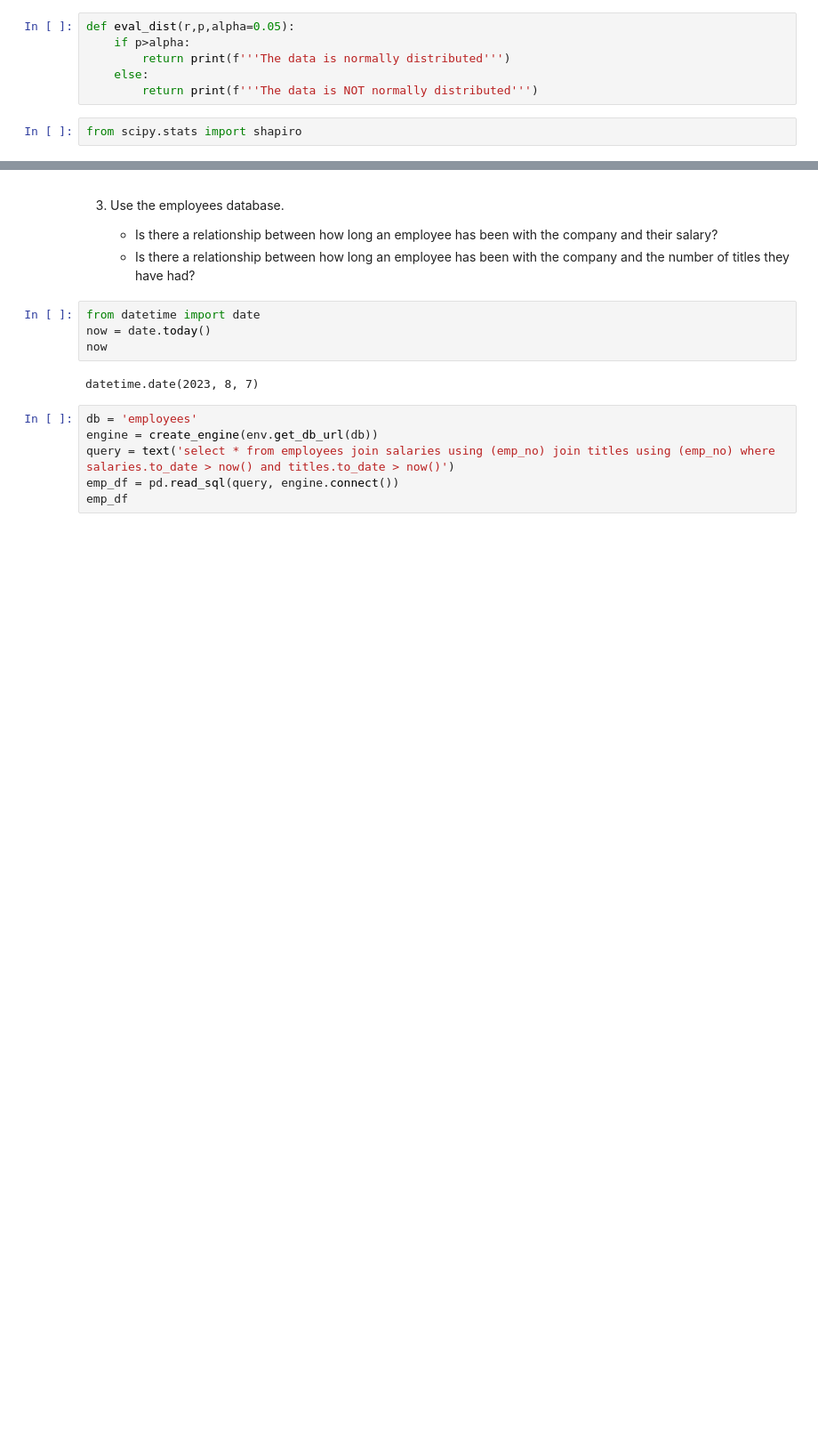
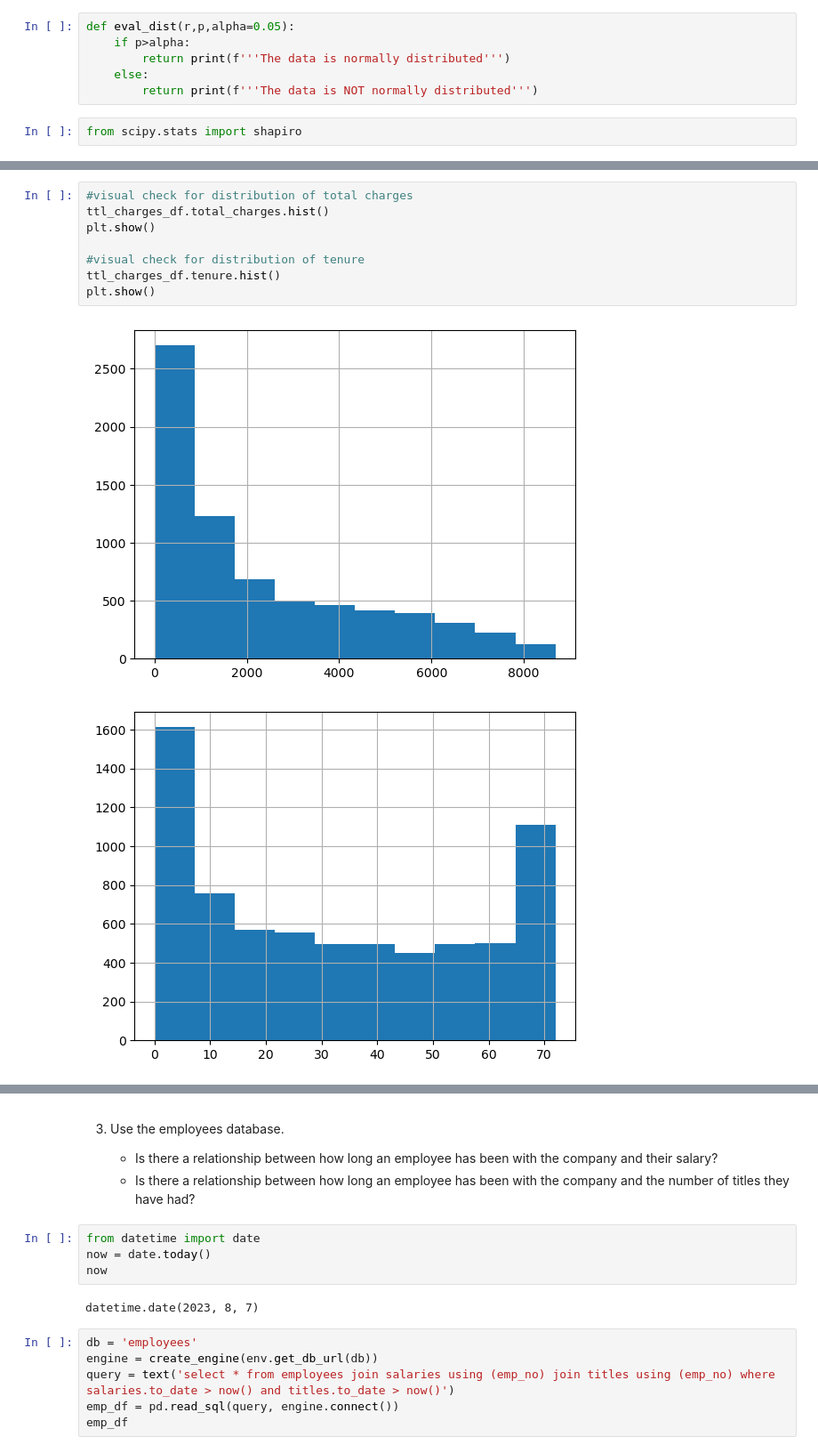
Before and after one commit to Joshua-Click/statistics-exercises, a Jupyter notebook: hypothesis_testing.ipynb, the cells around one changed output, grey strips where cells are left out. Shown: that part at 89% size. Cells and saved outputs as stored; diff of their text form; blank space fills up the shorter version.

```diff
--- a/hypothesis_testing.ipynb
+++ b/hypothesis_testing.ipynb
@@ -236,0 +209,11 @@ KeyError: 'tenure'
+# %%
+#visual check for distribution of total charges
+ttl_charges_df.total_charges.hist()
+plt.show()
+
+#visual check for distribution of tenure
+ttl_charges_df.tenure.hist()
+plt.show()
+# %% [output]
+[figure, added]
+[figure, added]
```
Also changed, not shown: parts of 84 cells of this notebook.
